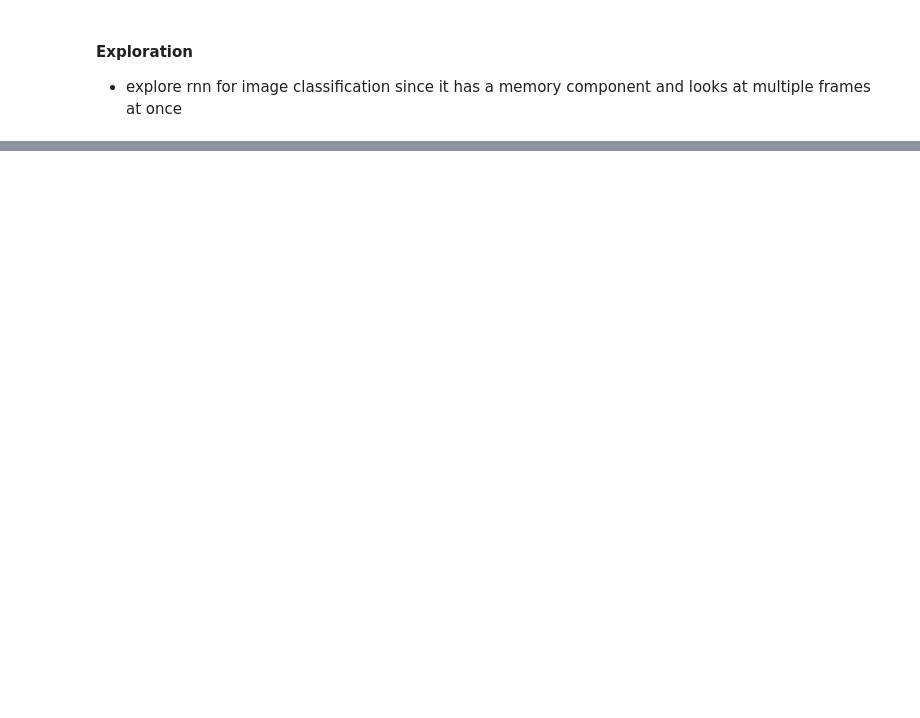
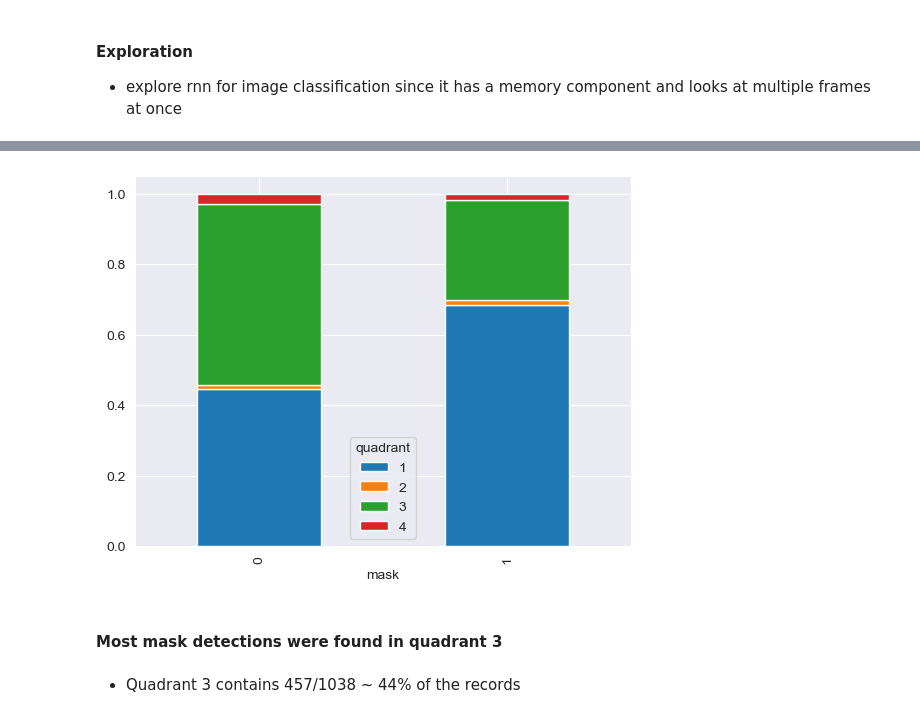
Before and after one commit to guiga004/mask-detection, a Jupyter notebook: mask-detection.ipynb, the cells around one changed output, grey strips where cells are left out. Cells and saved outputs as stored; diff of their text form; code cells hidden in the pictures; blank space fills up the shorter version.

```diff
--- a/mask-detection.ipynb
+++ b/mask-detection.ipynb
@@ -258,0 +272,9 @@ plt.show()
+# %%
+pd.crosstab(df['mask'], df['quadrant'], normalize='index').plot.bar(stacked=True)
+plt.show()
+# %% [output]
+[figure, added]
+# %% [markdown]
+#### Most mask detections were found in quadrant 3
+# %% [markdown]
+- Quadrant 3 contains 457/1038 ~ 44% of the records
```
Also changed, not shown: parts of 28 cells of this notebook.
